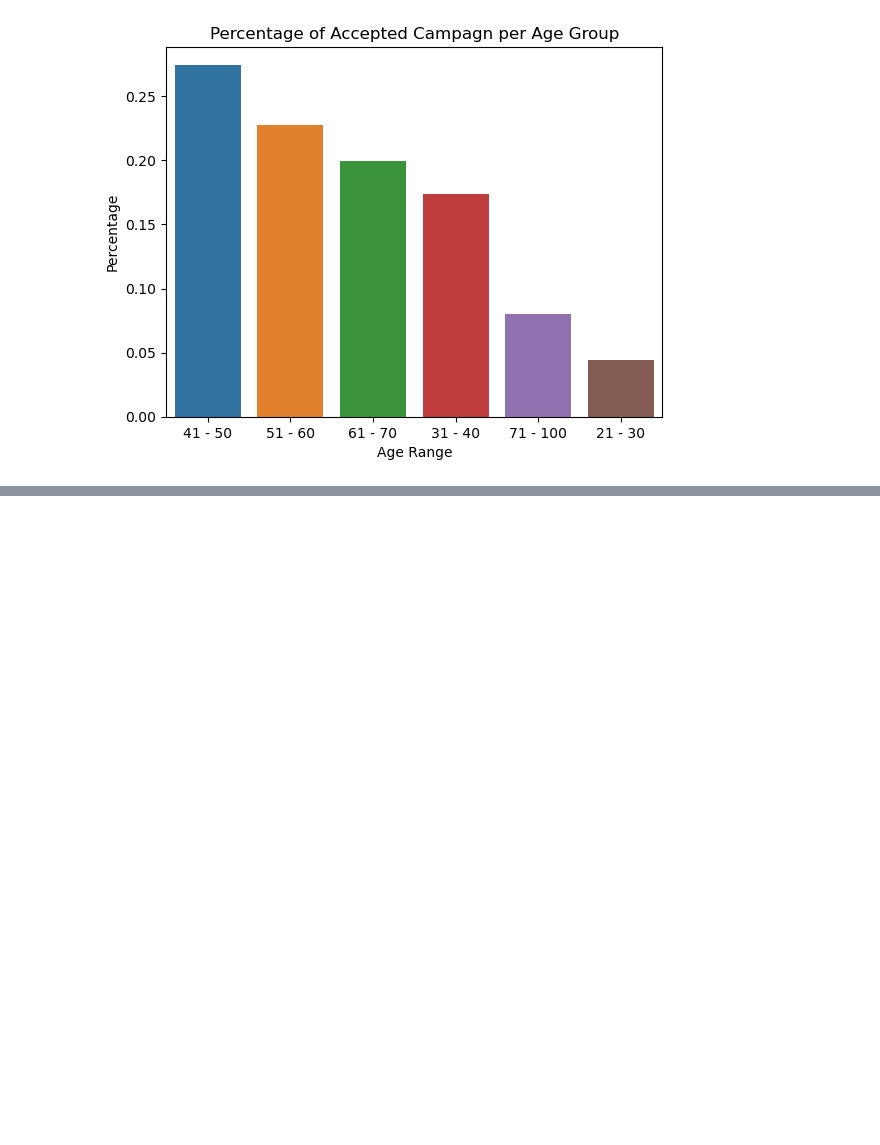
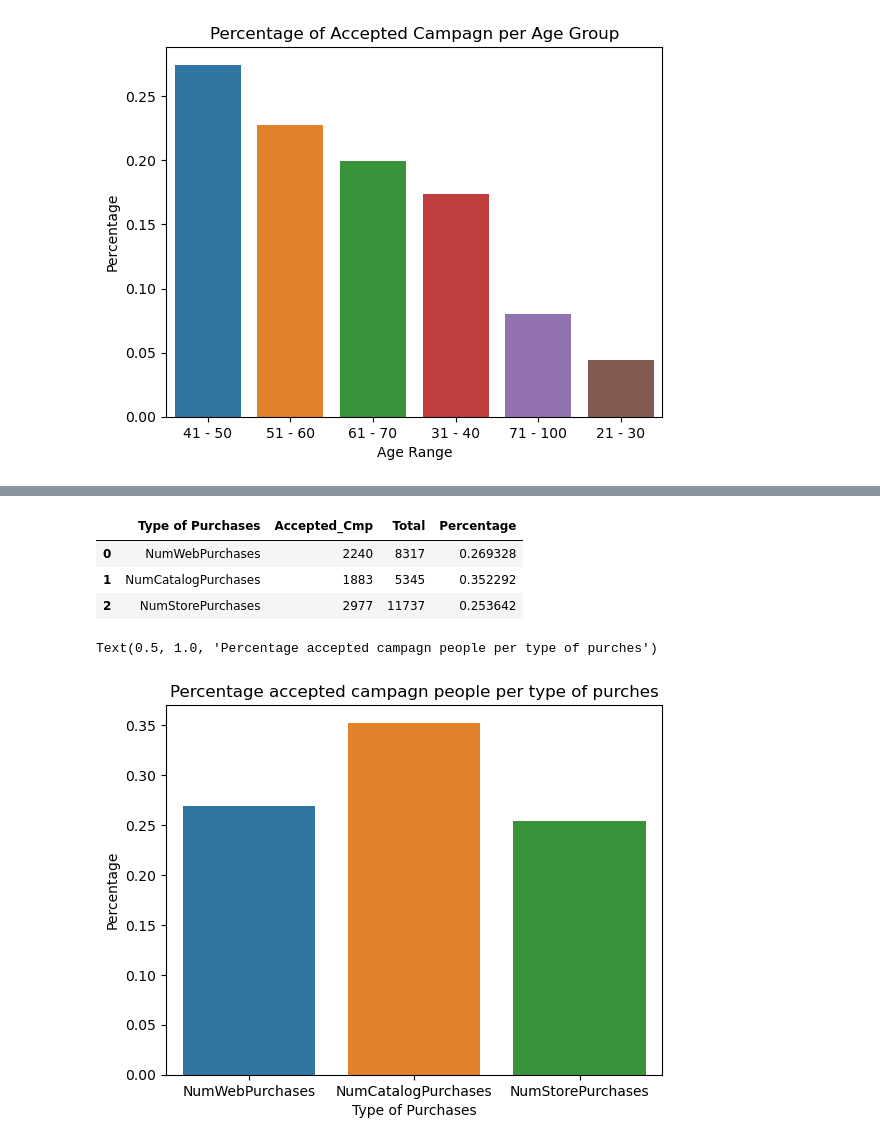
Before and after one commit to myngoc-trg/UFood-Marketing-Analyst-Project, a Jupyter notebook: scripts.ipynb, the cells around one changed output, grey strips where cells are left out. Saved outputs shown, nothing was run; the diff lists cells and outputs as text; code cells hidden in the pictures; blank space fills up the shorter version.

```diff
--- a/scripts.ipynb
+++ b/scripts.ipynb
@@ -595,0 +653,16 @@ plt.show()
+# %%
+pur_merge['Percentage'] = pur_merge['Accepted_Cmp'] / pur_merge['Total']
+pur_merge
+# %% [output]
+|  | Type of Purchases | Accepted_Cmp | Total | Percentage |
+| 0 | NumWebPurchases | 2240 | 8317 | 0.269328 |
+| 1 | NumCatalogPurchases | 1883 | 5345 | 0.352292 |
+| 2 | NumStorePurchases | 2977 | 11737 | 0.253642 |
+# %%
+sns.barplot(data = pur_merge, x = 'Type of Purchases', y = 'Percentage')
+plt.title('Percentage accepted campagn people per type of purches')
+# Even though catalog purchases is the least popular one regarding both total and accepted people,
+# catalog purchase has the higest accepting camgin
+# %% [output]
+Text(0.5, 1.0, 'Percentage accepted campagn people per type of purches')
+[figure, added]
```
Also changed, not shown: parts of 19 cells of this notebook.
